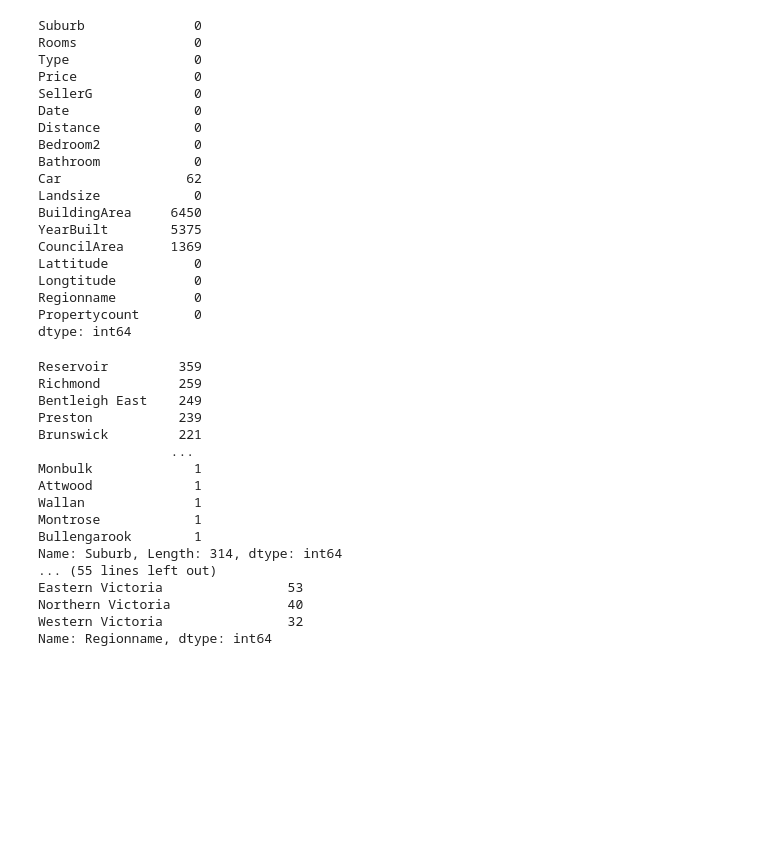
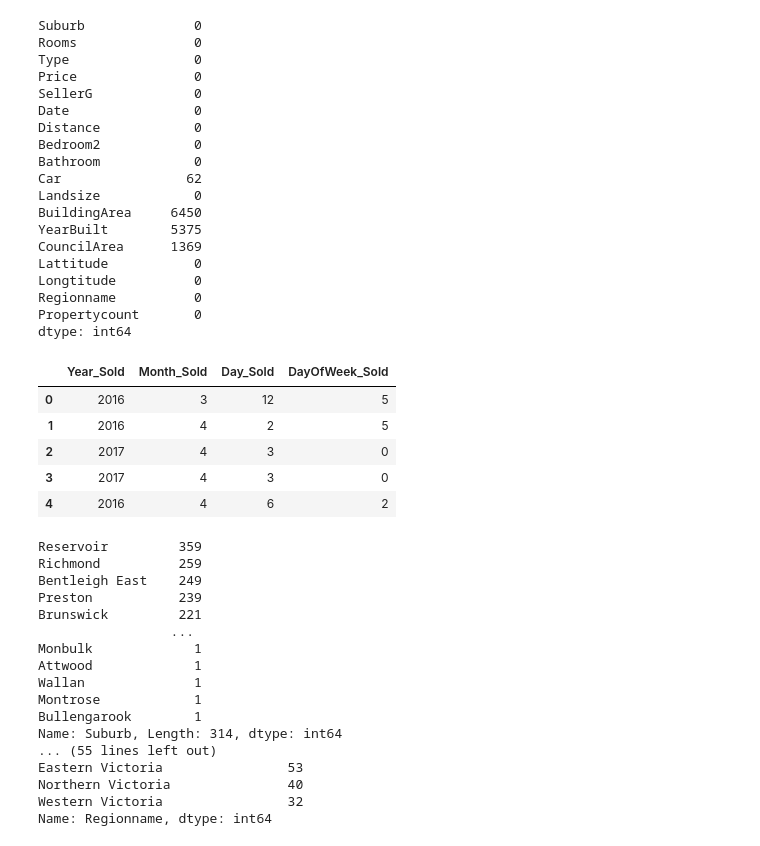
Before and after one commit to LoyChaiEe/SC5001, a Jupyter notebook: project.ipynb, the cells around one changed output. Cells and saved outputs as stored; diff of their text form; code cells hidden in the pictures; blank space fills up the shorter version.

```diff
--- a/project.ipynb
+++ b/project.ipynb
@@ -93,5 +93,21 @@ data['CouncilArea'] = data['CouncilArea'].fillna(data['CouncilArea'].mode()[0])
 #data transformation: yearbuilt to age
 data['BuildingAge'] = 2018-data['YearBuilt']
 data = data.drop(columns=['YearBuilt'])
+# %%
+#creating features from date sold
+data['Date'] = pd.to_datetime(data['Date'])
+data['Year_Sold'] = data['Date'].dt.year
+data['Month_Sold'] = data['Date'].dt.month
+data['Day_Sold'] = data['Date'].dt.day
+data['DayOfWeek_Sold'] = data['Date'].dt.dayofweek
+data.drop(columns=['Date'])
+data[['Year_Sold', 'Month_Sold', 'Day_Sold', 'DayOfWeek_Sold']].head()
+# %% [output]
+|  | Year_Sold | Month_Sold | Day_Sold | DayOfWeek_Sold |
+| 0 | 2016 | 3 | 12 | 5 |
+| 1 | 2016 | 4 | 2 | 5 |
+| 2 | 2017 | 4 | 3 | 0 |
+| 3 | 2017 | 4 | 3 | 0 |
+| 4 | 2016 | 4 | 6 | 2 |
 # %%
 #encoding categorical attributes
```
Also changed, not shown: parts of 3 cells of this notebook.
